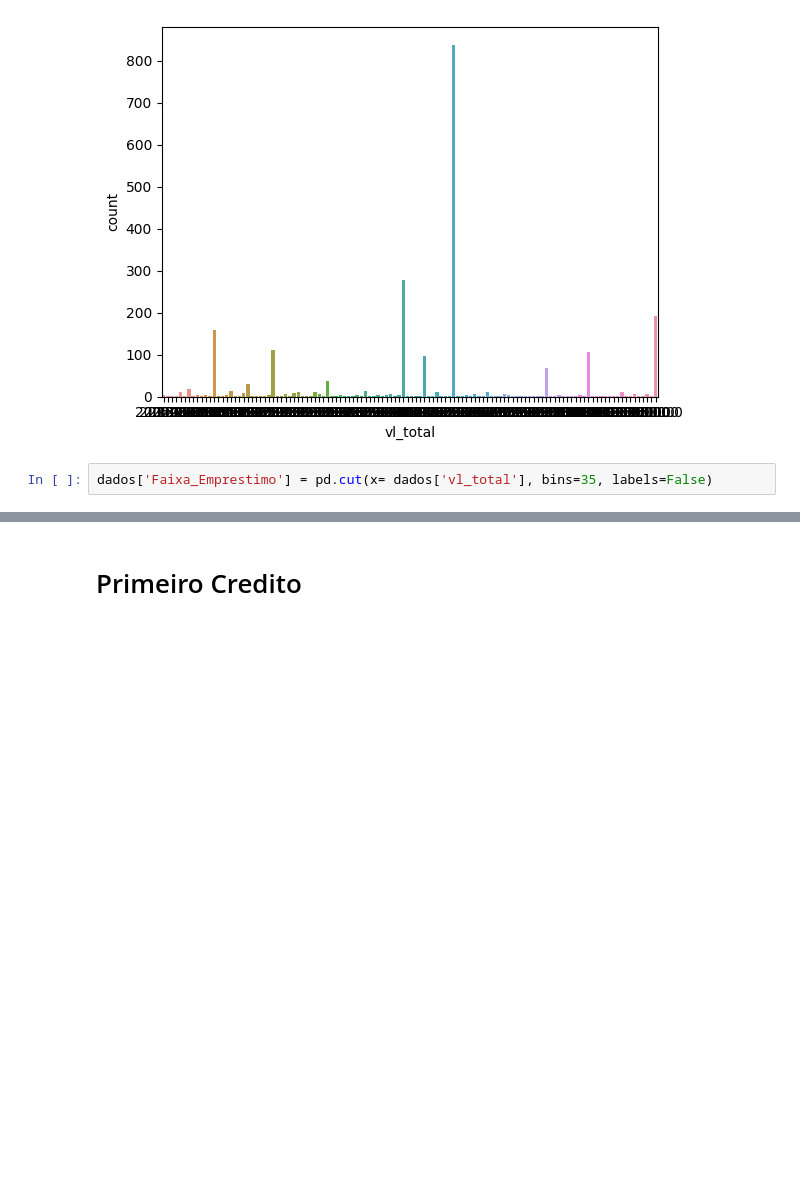
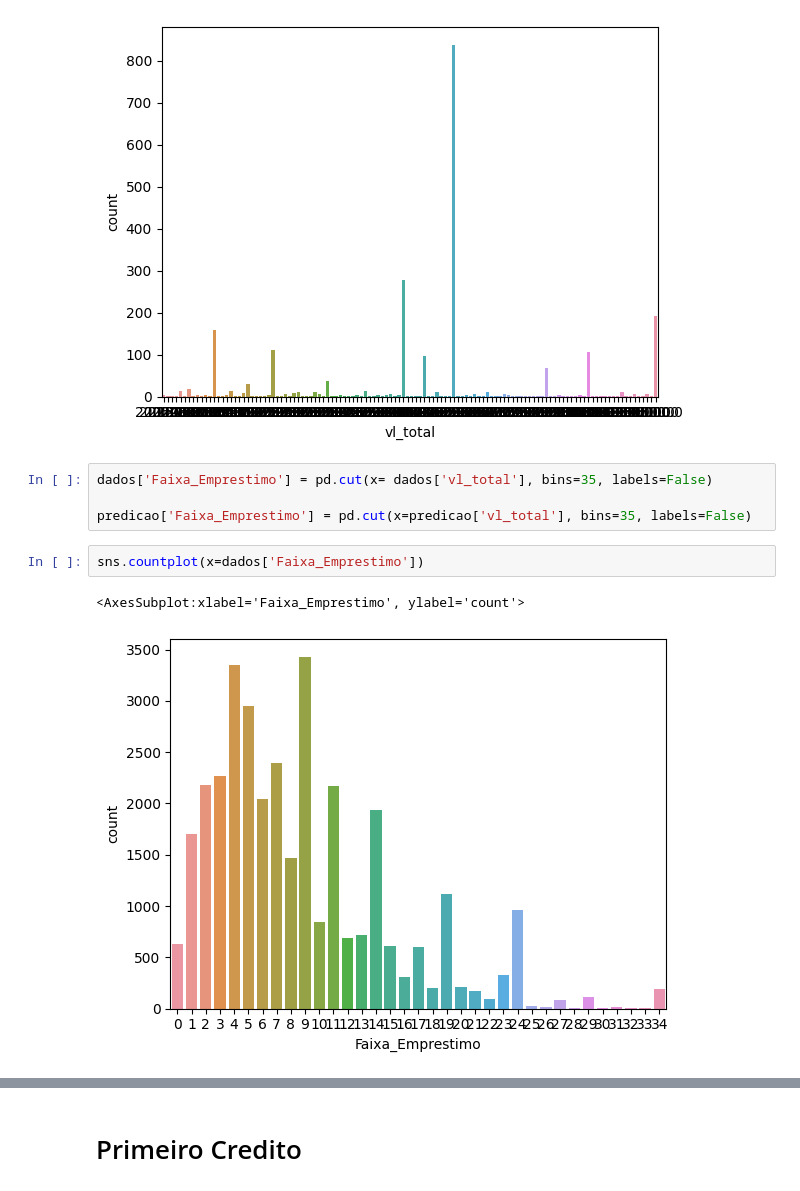
Before and after one commit to PauloVinicius02131/AluraChallengeDados1, a Jupyter notebook: Notebook.ipynb, the cells around one changed output, grey strips where cells are left out. Drawn from its saved outputs; the diff is of its cells as text; blank space fills up the shorter version.

```diff
--- a/Notebook.ipynb
+++ b/Notebook.ipynb
@@ -324,3 +335,10 @@ sns.countplot(x=out)
 [figure]
 # %%
 dados['Faixa_Emprestimo'] = pd.cut(x= dados['vl_total'], bins=35, labels=False)
+
+predicao['Faixa_Emprestimo'] = pd.cut(x=predicao['vl_total'], bins=35, labels=False)
+# %%
+sns.countplot(x=dados['Faixa_Emprestimo'])
+# %% [output]
+<AxesSubplot:xlabel='Faixa_Emprestimo', ylabel='count'>
+[figure, added]
```
Also changed, not shown: parts of 15 cells of this notebook, 16 other files.
